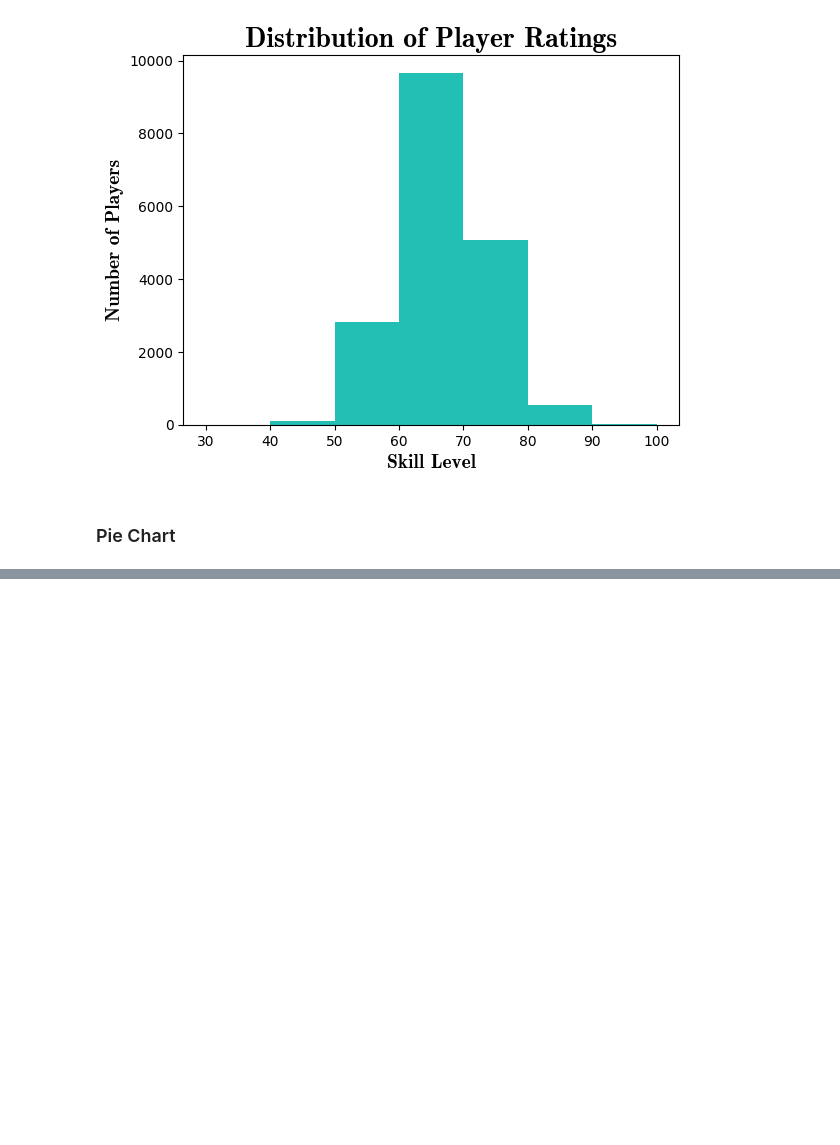
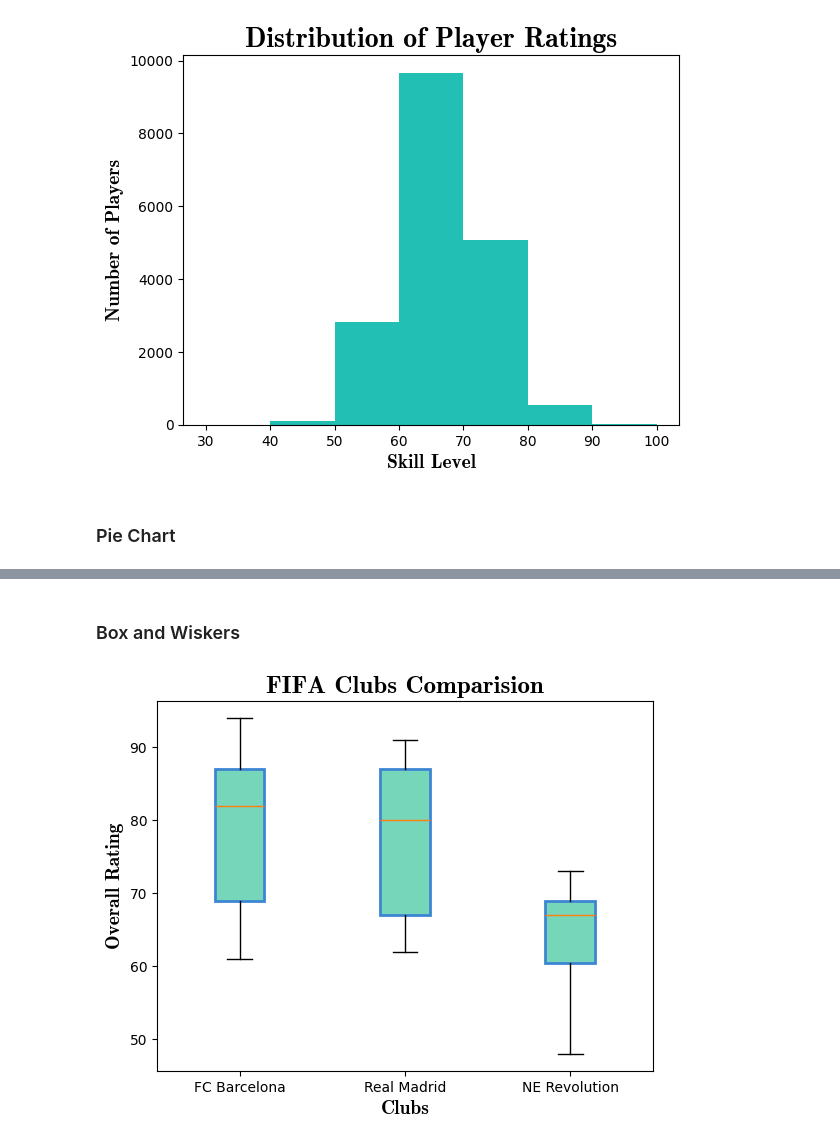
Before and after one commit to sjagadee/eda2, a Jupyter notebook: 4_matplotlib_part_2.ipynb, the cells around one changed output, grey strips where cells are left out. Saved outputs shown, nothing was run; the diff lists cells and outputs as text; code cells hidden in the pictures; blank space fills up the shorter version.

```diff
--- a/4_matplotlib_part_2.ipynb
+++ b/4_matplotlib_part_2.ipynb
@@ -95,0 +141,31 @@ plt.show()
+# %% [markdown]
+### Box and Wiskers
+# %%
+barcelona = fifa.loc[fifa['Club'] == 'FC Barcelona']['Overall']
+madrid = fifa.loc[fifa['Club'] == 'Real Madrid']['Overall']
+revs = fifa.loc[fifa['Club'] == 'New England Revolution']['Overall']
+
+labels = ['FC Barcelona', 'Real Madrid', 'NE Revolution']
+
+plt.style.use('default')
+
+
+boxes = plt.boxplot(
+    [barcelona, madrid, revs],
+    tick_labels=labels,
+    patch_artist=True)
+
+for bax in boxes['boxes']:
+    # edge color
+    bax.set(color='#3c86d1', linewidth=2)
+
+    # fill color
+    bax.set(facecolor='#75d6ba')
+
+plt.title('FIFA Clubs Comparision', fontname='cmb10', fontsize= 18)
+plt.xlabel('Clubs', fontname='cmb10', fontsize= 14)
+plt.ylabel('Overall Rating', fontname='cmb10', fontsize= 14)
+
+plt.show()
+# %% [output]
+[figure, added]
```
Also changed, not shown: parts of 5 cells of this notebook.
